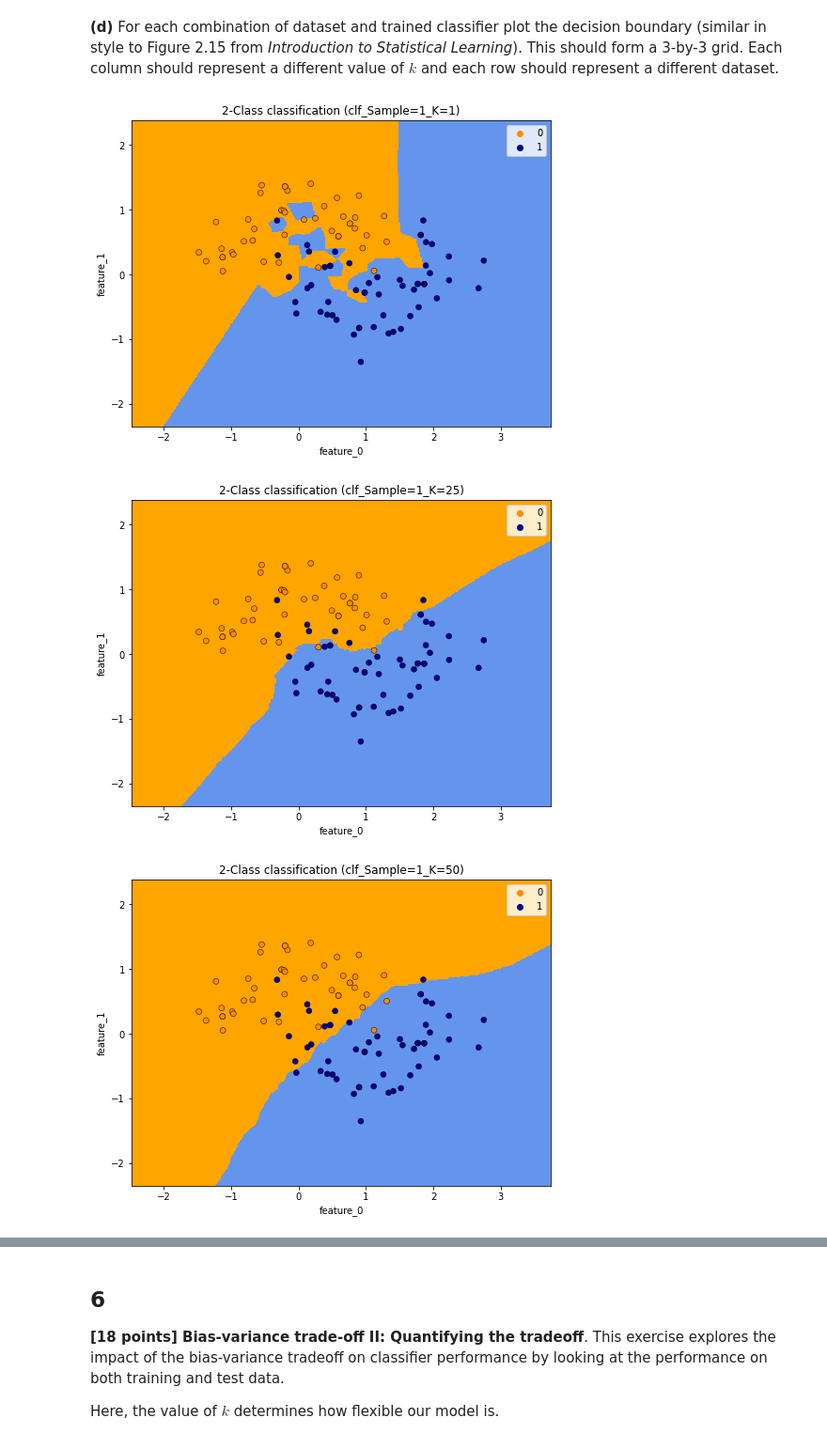
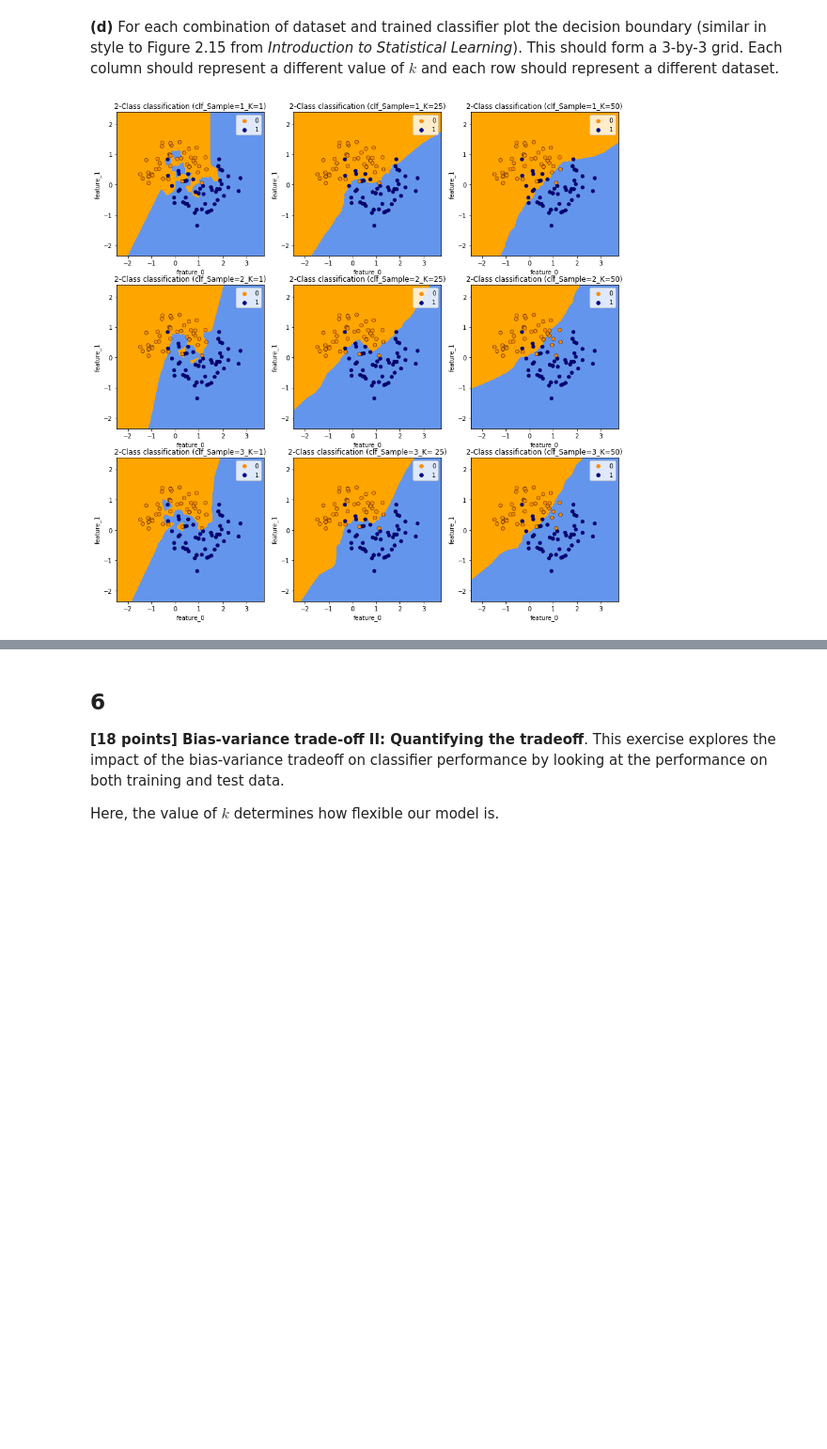
Before and after one commit to HarTigran/ids705, a Jupyter notebook: assignments/Assignment_2.ipynb, the cells around one changed output, grey strips where cells are left out. Shown: that part at 94% size. Drawn from its saved outputs; the diff is of its cells as text; code cells hidden in the pictures; blank space fills up the shorter version.

```diff
--- a/assignments/Assignment_2.ipynb
+++ b/assignments/Assignment_2.ipynb
@@ -343,9 +343,7 @@ import numpy as np
 import matplotlib.pyplot as plt
 import seaborn as sns
 from matplotlib.colors import ListedColormap
-from sklearn import neighbors, datasets
-
-
+from sklearn import neighbors, datasets, metrics
 
 h = 0.02  # step size in the mesh
 
@@ -353,7 +351,15 @@ h = 0.02  # step size in the mesh
 cmap_light = ListedColormap(["orange", "cornflowerblue"])
 cmap_bold = ["darkorange", "darkblue"]
 
+
+fig = plt.figure()
+fig.set_figheight(15)
+fig.set_figwidth(15)
+fig.subplots_adjust(hspace=0.2, wspace=0.2)
+
+i=1
 for pkg in lst:
+    fig.add_subplot(3, 3, i)
     # we create an instance of Neighbours Classifier and fit the data.
     clf = pkg[1]
     X_t = X[set]
@@ -362,34 +368,34 @@ for pkg in lst:
     # Plot the decision boundary. For that, we will assign a color to each
     # point in the mesh [x_min, x_max]x[y_min, y_max].
     x_min, x_max = X_t[:, 0].min() - 1, X_t[:, 0].max() + 1
     y_min, y_max = X_t[:, 1].min() - 1, X_t[:, 1].max() + 1
     xx, yy = np.meshgrid(np.arange(x_min, x_max, h), np.arange(y_min, y_max, h))
     Z = clf.predict(np.c_[xx.ravel(), yy.ravel()])
 
     # Put the result into a color plot
     Z = Z.reshape(xx.shape)
-    plt.figure(figsize=(8, 6))
+    #plt.figure(figsize=(4, 3))
+
     plt.contourf(xx, yy, Z, cmap=cmap_light)
 
     # Plot also the training points
     sns.scatterplot(
         x=X_t[:, 0],
         y=X_t[:, 1],
         hue=y_t,
         palette=cmap_bold,
         alpha=1.0,
         edgecolor="black",
     )
     plt.xlim(xx.min(), xx.max())
     plt.ylim(yy.min(), yy.max())
     plt.title(
         "2-Class classification ("+ pkg[0]+")"
     )
     plt.xlabel('feature_0')
     plt.ylabel('feature_1')
+    i=i+1
 
 plt.show()
 # %% [output]
-[figure, old version]
+[figure, new version]
-[figure, removed]
-[figure, removed]
```
Also changed, not shown: parts of 27 cells of this notebook.
